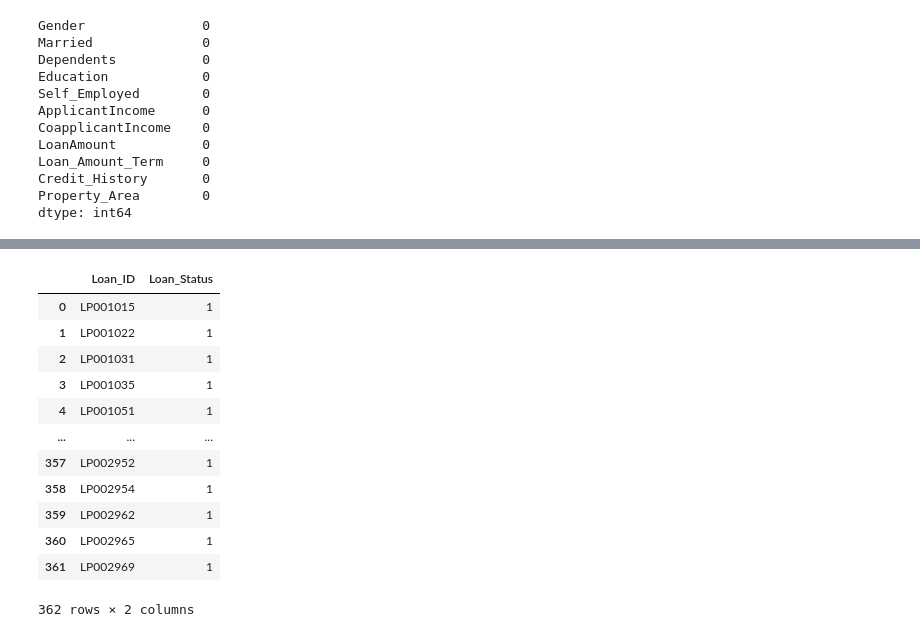
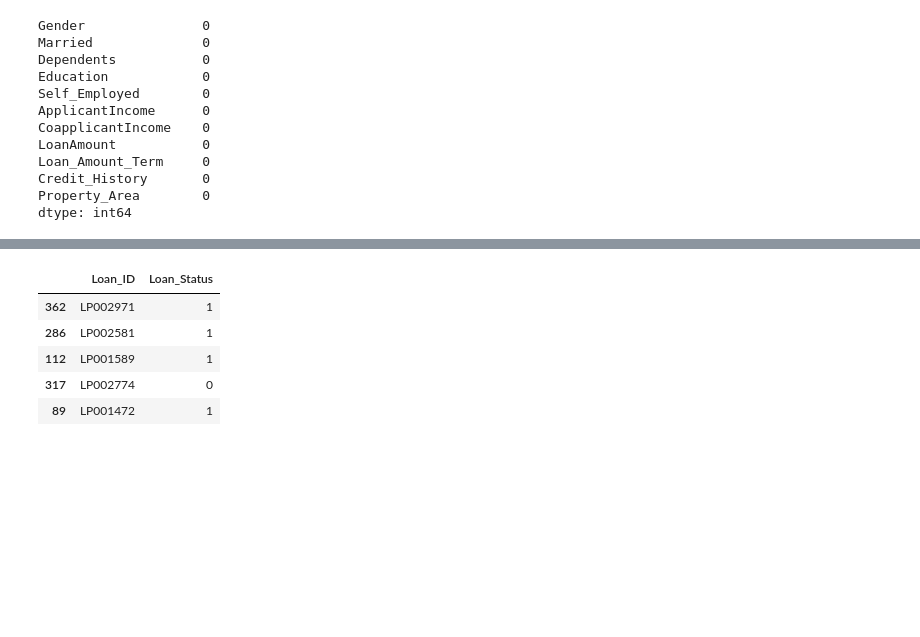
Before and after one commit to Sebastian-Castrillon/Loan-prediction_ML, a Jupyter notebook: LoanPrediction.ipynb, the cells around one changed output, grey strips where cells are left out. Cells and saved outputs as stored; diff of their text form; code cells hidden in the pictures; blank space fills up the shorter version.

```diff
--- a/LoanPrediction.ipynb
+++ b/LoanPrediction.ipynb
@@ -421,3 +406,14 @@ x1_test = scaler.transform(x1)
 x1_pca = pca.transform(x1_test)
 # %%
 y1_predict = clf.predict(x1_pca)
+ids = df1.index.values
+d = {'Loan_ID':ids,'Loan_Status':y1_predict}
+result = pd.DataFrame(data=d)
+result.sample(5)
+# %% [output]
+|  | Loan_ID | Loan_Status |
+| 362 | LP002971 | 1 |
+| 286 | LP002581 | 1 |
+| 112 | LP001589 | 1 |
+| 317 | LP002774 | 0 |
+| 89 | LP001472 | 1 |
@@ -429,19 +420,3 @@ result.columns=['Loan_ID', 'Loan_Status']
-# %%
-result.head(-5)
-# %% [output]
-|  | Loan_ID | Loan_Status |
-| 0 | LP001015 | 1 |
-| 1 | LP001022 | 1 |
-| 2 | LP001031 | 1 |
-| 3 | LP001035 | 1 |
-| 4 | LP001051 | 1 |
-| ... | ... | ... |
-| 357 | LP002952 | 1 |
-| 358 | LP002954 | 1 |
-| 359 | LP002962 | 1 |
-| 360 | LP002965 | 1 |
-| 361 | LP002969 | 1 |
-362 rows × 2 columns
 # %%
 result['Loan_Status']=result['Loan_Status'].map({1:'Y',0:'N'})
 result.to_csv('data/prediction.csv', index=False)
```
Also changed, not shown: parts of 26 cells of this notebook, 2 other files.
